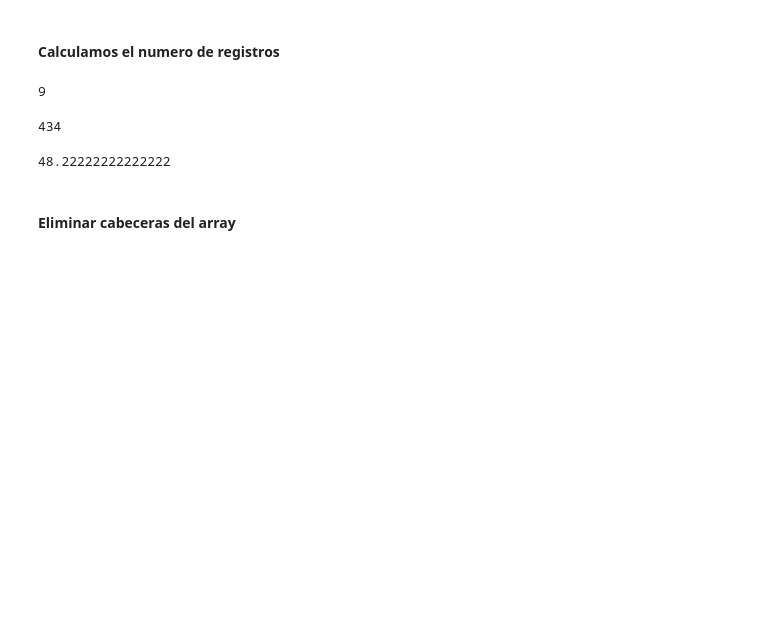
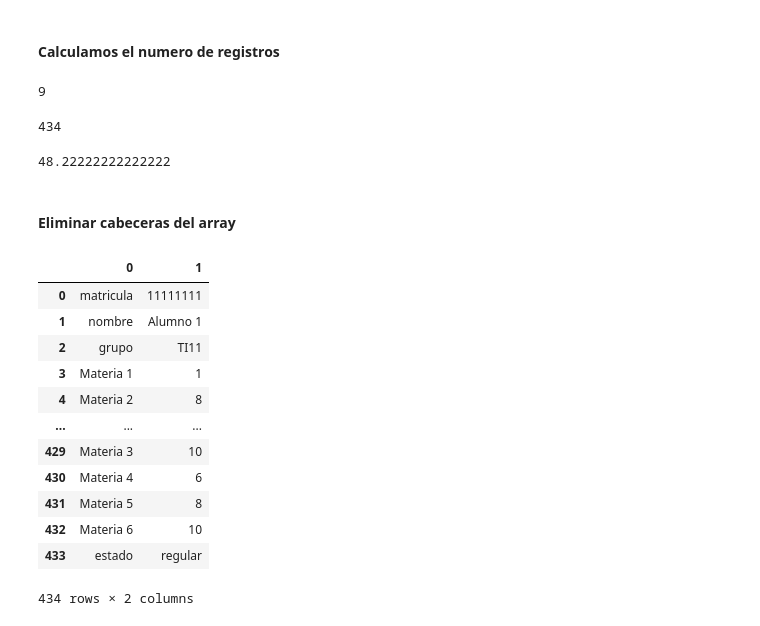
Before and after one commit to Ignacio246/colab, a Jupyter notebook: Actividad_2_4.ipynb, the cells around one changed output. Drawn from its saved outputs; the diff is of its cells as text; code cells hidden in the pictures; blank space fills up the shorter version.

```diff
--- a/Actividad_2_4.ipynb
+++ b/Actividad_2_4.ipynb
@@ -120,0 +141,17 @@ data_sin_cabeceras
+# %%
+datos = pd.read_csv('calificaciones_v2.csv', header=None)
+datos
+# %% [output]
+|  | 0 | 1 |
+| 0 | matricula | 11111111 |
+| 1 | nombre | Alumno 1 |
+| 2 | grupo | TI11 |
+| 3 | Materia 1 | 1 |
+| 4 | Materia 2 | 8 |
+| ... | ... | ... |
+| 429 | Materia 3 | 10 |
+| 430 | Materia 4 | 6 |
+| 431 | Materia 5 | 8 |
+| 432 | Materia 6 | 10 |
+| 433 | estado | regular |
+434 rows × 2 columns
```
Also changed, not shown: parts of 3 cells of this notebook.
